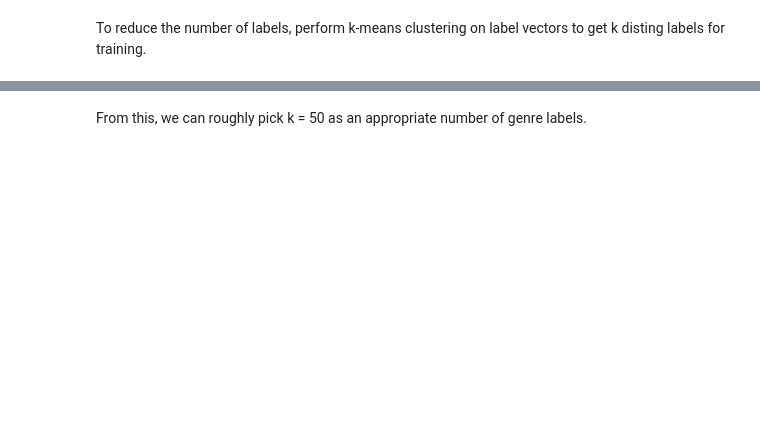
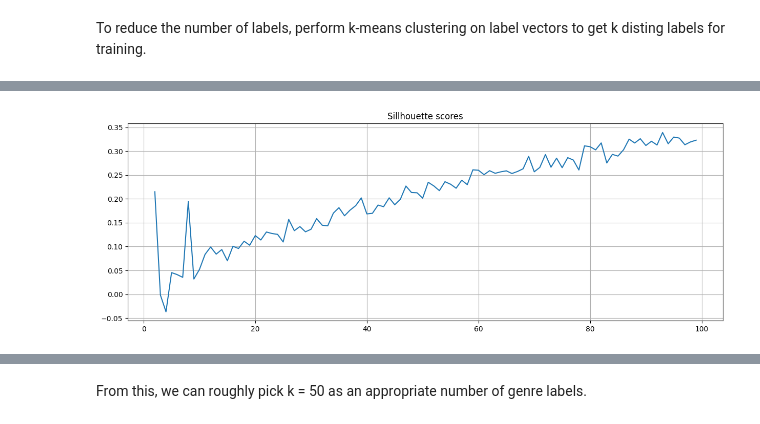
Before and after one commit to dsoman24/multimodal-music-recommender, a Jupyter notebook: preprocessing/main_preprocess.ipynb, the cells around one changed output, grey strips where cells are left out. Saved outputs shown, nothing was run; the diff lists cells and outputs as text; code cells hidden in the pictures; blank space fills up the shorter version.

```diff
--- a/preprocessing/main_preprocess.ipynb
+++ b/preprocessing/main_preprocess.ipynb
@@ -257,0 +253,4 @@ plot_elbow_of_encoding_cluster(labels_multihot, 'multi_hot', k_max=100)
+# %%
+plot_num_clusters_vs_sillhouette(labels_multihot, 'multi_hot', k_max=100)
+# %% [output]
+[figure, added]
```
Also changed, not shown: parts of 16 cells of this notebook, 1 other file.
